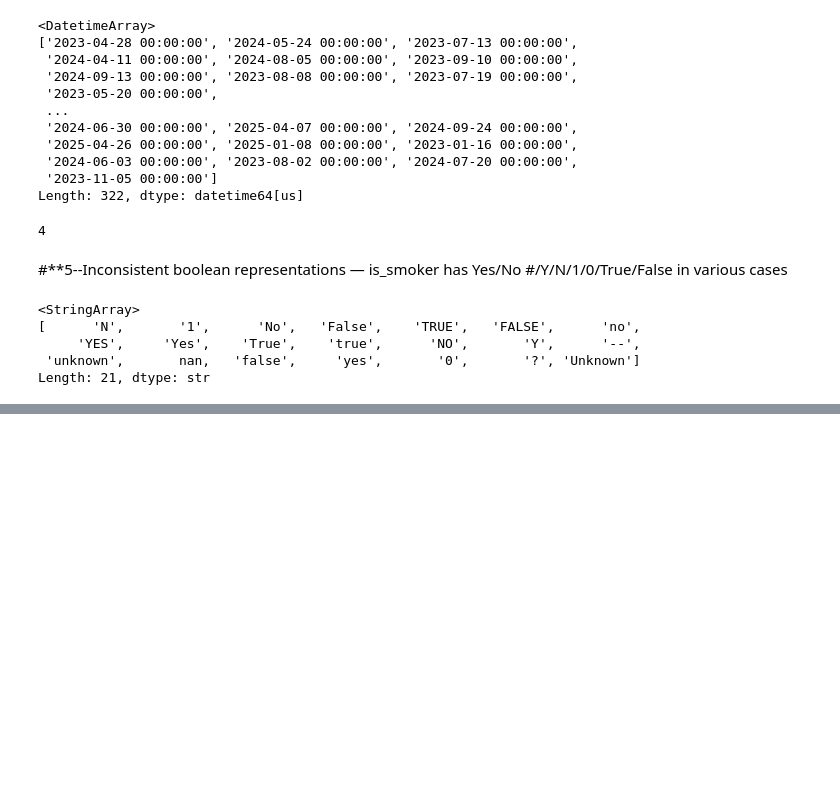
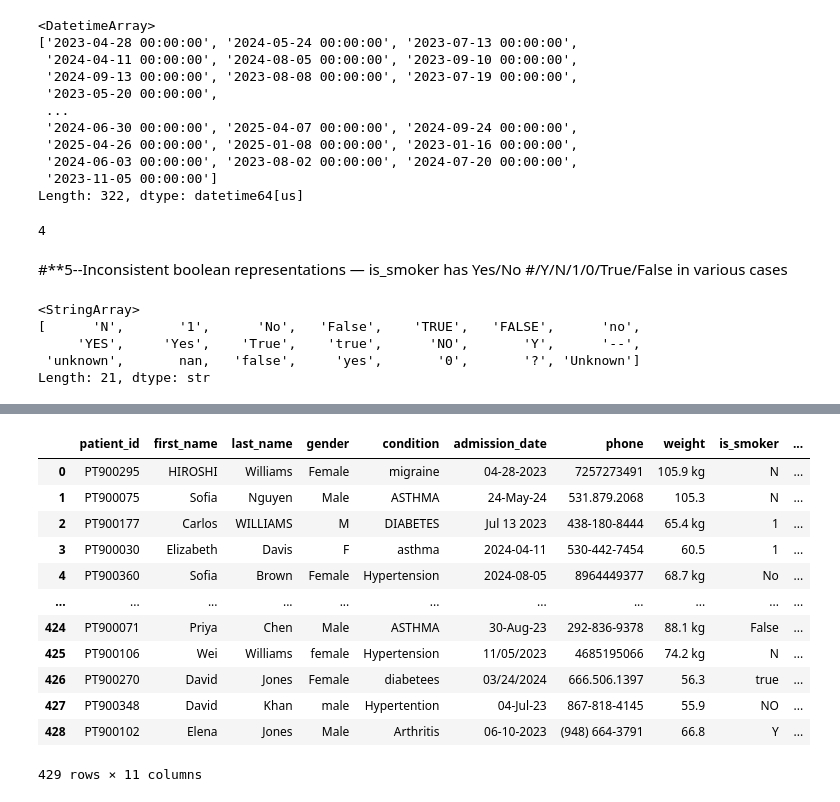
Before and after one commit to ssklpu912-glitch/Data-Science-Professional-summary, a Jupyter notebook: Data_Cleaning_summary.ipynb, the cells around one changed output, grey strips where cells are left out. Drawn from its saved outputs; the diff is of its cells as text; code cells hidden in the pictures; blank space fills up the shorter version.

```diff
--- a/Data_Cleaning_summary.ipynb
+++ b/Data_Cleaning_summary.ipynb
@@ -216,0 +315,6 @@ Messy_data.head(6)
+# %%
+##converting treatment_cost to float
+
+Messy_data['treatment_cost']=Messy_data['treatment_cost'].astype(str).str.replace(r'[$,]', '', regex=True)
+Messy_data['treatment_cost']=pd.to_numeric(Messy_data['treatment_cost'], errors='coerce')  # text to numeric invalid --Nan
+Messy_data['treatment_cost']
@@ -216,0 +348,6 @@ Messy_data.head(6)
+# %%
+Messy_data['age']=Messy_data['age'].astype(str)
+# %%
+Messy_data['age']=Messy_data['age'].str.strip(r'(\d+\.?\d*)')
+# %%
+Messy_data['age'] = pd.to_numeric(Messy_data['age'], errors='coerce')
@@ -216,0 +366,18 @@ Messy_data.head(6)
+# %%
+Messy_data_cat_cols=Messy_data.select_dtypes(include='str').columns
+Messy_data[Messy_data_cat_cols]=Messy_data[Messy_data_cat_cols].fillna('unknown')
+Messy_data[Messy_data_cat_cols]
+# %% [output]
+|  | patient_id | first_name | last_name | gender | condition | admission_date | phone | weight | is_smoker | ... |
+| 0 | PT900295 | HIROSHI | Williams | Female | migraine | 04-28-2023 | 7257273491 | 105.9 kg | N | ... |
+| 1 | PT900075 | Sofia | Nguyen | Male | ASTHMA | 24-May-24 | 531.879.2068 | 105.3 | N | ... |
+| 2 | PT900177 | Carlos | WILLIAMS | M | DIABETES | Jul 13 2023 | 438-180-8444 | 65.4 kg | 1 | ... |
+| 3 | PT900030 | Elizabeth | Davis | F | asthma | 2024-04-11 | 530-442-7454 | 60.5 | 1 | ... |
+| 4 | PT900360 | Sofia | Brown | Female | Hypertension | 2024-08-05 | 8964449377 | 68.7 kg | No | ... |
+| ... | ... | ... | ... | ... | ... | ... | ... | ... | ... | ... |
+| 424 | PT900071 | Priya | Chen | Male | ASTHMA | 30-Aug-23 | 292-836-9378 | 88.1 kg | False | ... |
+| 425 | PT900106 | Wei | Williams | female | Hypertension | 11/05/2023 | 4685195066 | 74.2 kg | N | ... |
+| 426 | PT900270 | David | Jones | Female | diabetees | 03/24/2024 | 666.506.1397 | 56.3 | true | ... |
+| 427 | PT900348 | David | Khan | male | Hypertention | 04-Jul-23 | 867-818-4145 | 55.9 | NO | ... |
+| 428 | PT900102 | Elena | Jones | Male | Arthritis | 06-10-2023 | (948) 664-3791 | 66.8 | Y | ... |
+429 rows × 11 columns
```
Also changed, not shown: parts of 21 cells of this notebook.
